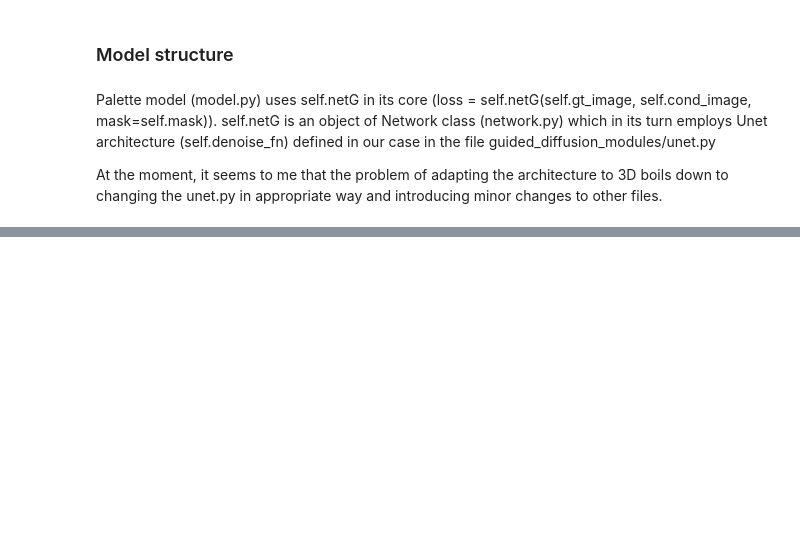
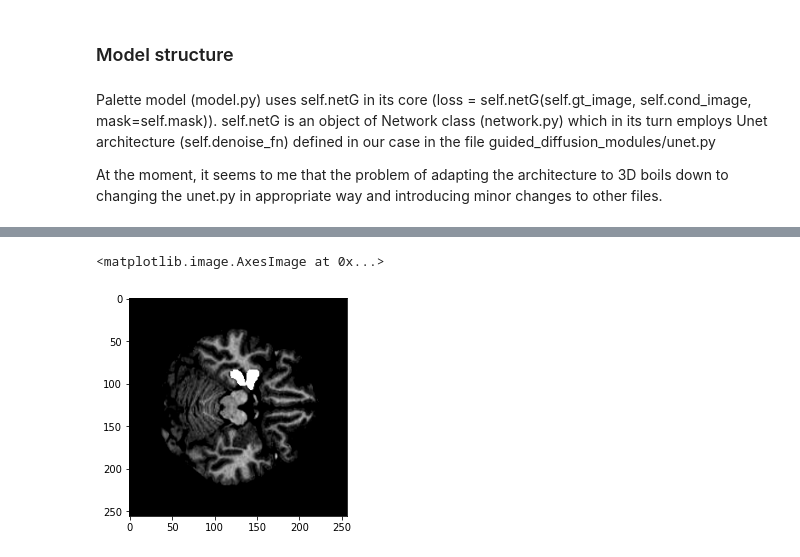
Before and after one commit to PavelBartenev/Palette-Image-to-Image-Diffusion-Models, a Jupyter notebook: inpainting_experiment.ipynb, the cells around one changed output, grey strips where cells are left out. Saved outputs shown, nothing was run; the diff lists cells and outputs as text; code cells hidden in the pictures; blank space fills up the shorter version.

```diff
--- a/inpainting_experiment.ipynb
+++ b/inpainting_experiment.ipynb
@@ -221,0 +289,9 @@ At the moment, it seems to me that the problem of adapting the architecture to 3
+# %%
+mask = torch.from_numpy(mask).permute(2, 0, 1)
+cond_image = img * (1. - mask) + mask * torch.randn_like(img)
+mask_img = img * (1. - mask) + mask
+
+plt.imshow(mask_img.permute(1, 2, 0))
+# %% [output]
+<matplotlib.image.AxesImage at 0x...>
+[figure, added]
```
Also changed, not shown: parts of 14 cells of this notebook, 2 other files.
